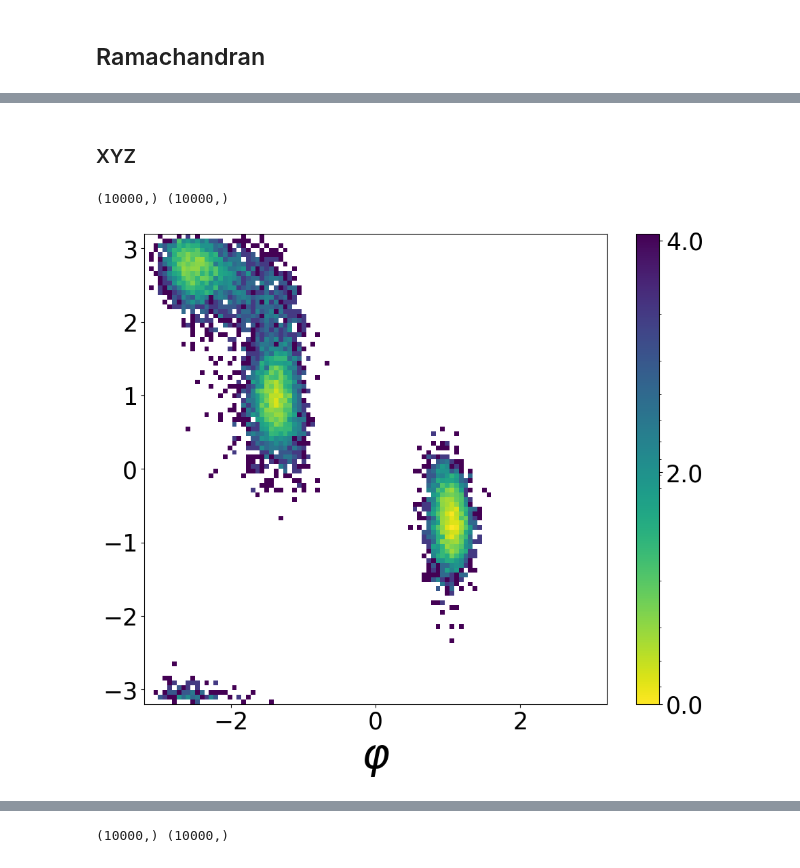
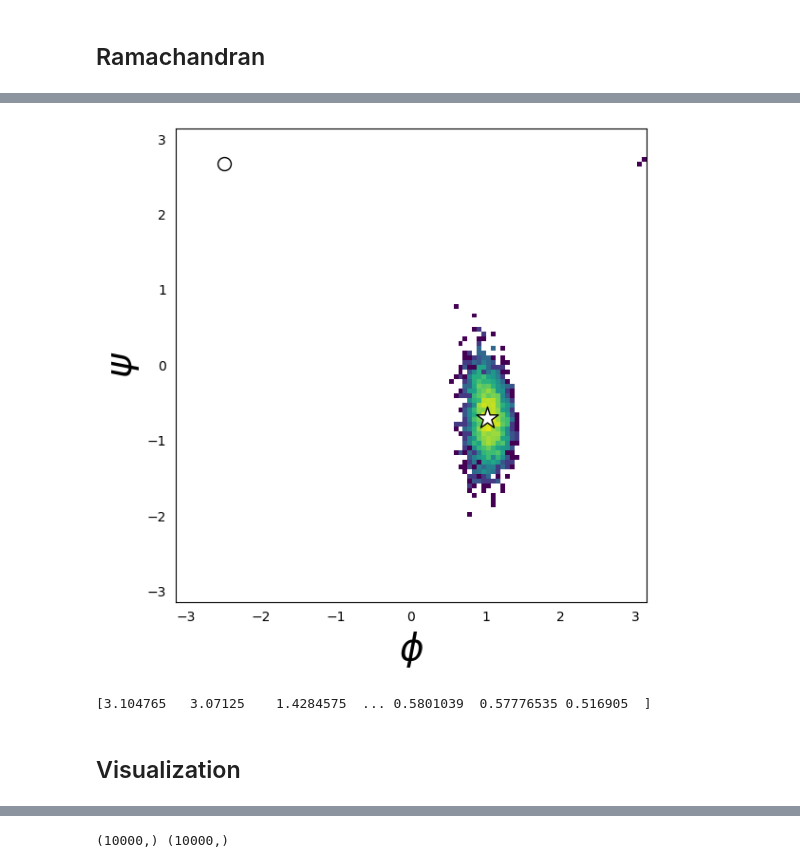
Before and after one commit to seonghyun26/simulation, a Jupyter notebook: notebook/visual-dataset.ipynb, the cells around one changed output, grey strips where cells are left out. Cells and saved outputs as stored; diff of their text form; code cells hidden in the pictures.

```diff
--- a/notebook/visual-dataset.ipynb
+++ b/notebook/visual-dataset.ipynb
@@ -55,2 +142,36 @@ def compute_dihedral(positions):
+# %%
+phi_mask = phi > 0
+phi_mask
+
+fig, ax = plt.subplots(figsize=(6, 6))
+plot_range = [-np.pi, np.pi]
+h, x_bins, y_bins, im = ax.hist2d(
+    phi[phi_mask], psi[phi_mask], 100,
+    norm=LogNorm(),
+    range=[plot_range,plot_range],
+    rasterized=True
+)
+ax.scatter(c5_phi, c5_psi, edgecolors="black", c="w", zorder=101, s=100)
+ax.scatter(c7ax_phi, c7ax_psi, edgecolors="black", c="w", zorder=101, s=300, marker="*")
+
+ax.margins(0)
+ax.tick_params(
+	left = False,
+	right = False ,
+	labelleft = True ,
+	labelbottom = True,
+	bottom = False
+)
+ax.set_xlabel(r"$\phi$", fontsize=FONTSIZE)
+ax.set_ylabel(r"$\psi$", fontsize=FONTSIZE)
+
+fig.tight_layout()
+# %% [output]
+[figure, added]
+# %%
+sorted_index_array = np.argsort(phi[phi_mask])[::-1]
+print(phi[phi_mask][sorted_index_array])
+# %% [output]
+[3.104765   3.07125    1.4284575  ... 0.5801039  0.57776535 0.516905  ]
 # %% [markdown]
-### XYZ
+## Visualization
@@ -60,19 +177,0 @@ data = data.reshape(-1, 22, 3)
-# %%
-phi_computed = compute_dihedral(data[:, PHI_ANGLE])
-psi_computed = compute_dihedral(data[:, PSI_ANGLE])
-print(phi_computed.shape, psi_computed.shape)
-# %% [output]
-(10000,) (10000,)
-# %%
-fig, ax = plt.subplots(figsize=(11, 9))
-plot_range = [-3.2, 3.2]
-h, x_bins, y_bins, im = ax.hist2d(phi_computed, psi_computed, 100, norm=LogNorm(), range=[plot_range,plot_range],rasterized=True)
-ticks = np.array([np.exp(-6)*h.max(), np.exp(-4.0)*h.max(),np.exp(-2)*h.max(), h.max()])
-ax.set_xlabel(r"$\varphi$", fontsize=45)
-ax.xaxis.set_tick_params(labelsize=25)
-ax.yaxis.set_tick_params(labelsize=25)
-cbar = fig.colorbar(im, ticks=ticks)
-cbar.ax.set_yticklabels([6.0,4.0,2.0,0.0], fontsize=25)
-cbar.ax.invert_yaxis()
-# %% [output]
-[figure, removed]
```
Also changed, not shown: parts of 53 cells of this notebook, 17 other files.
